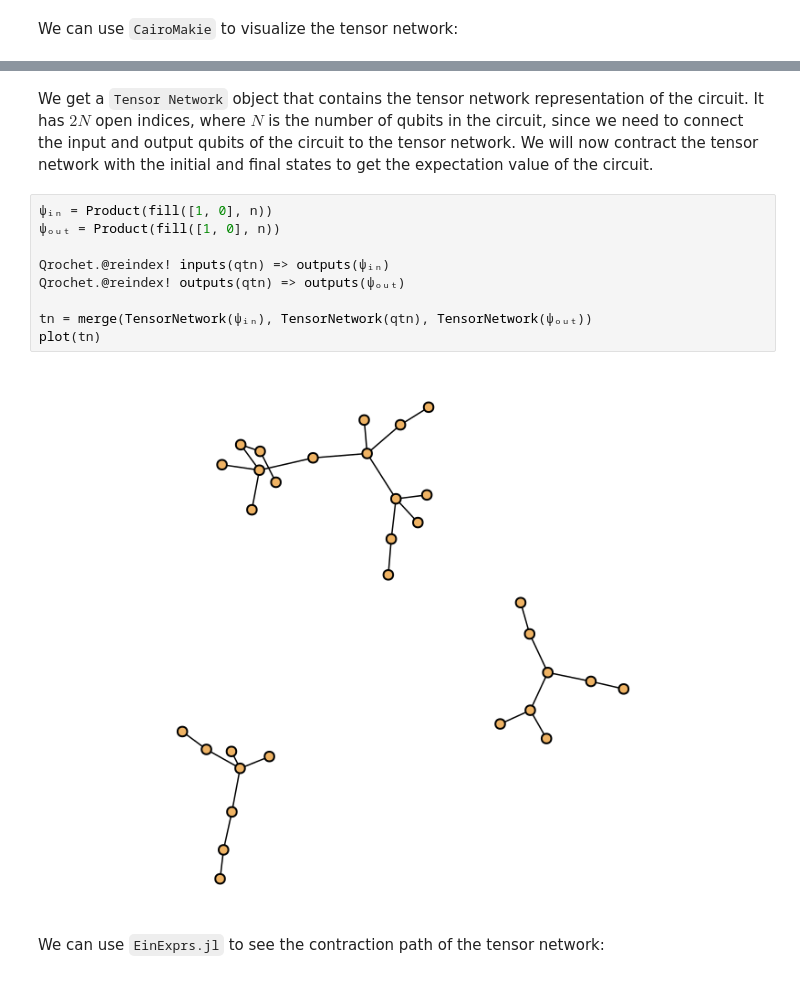
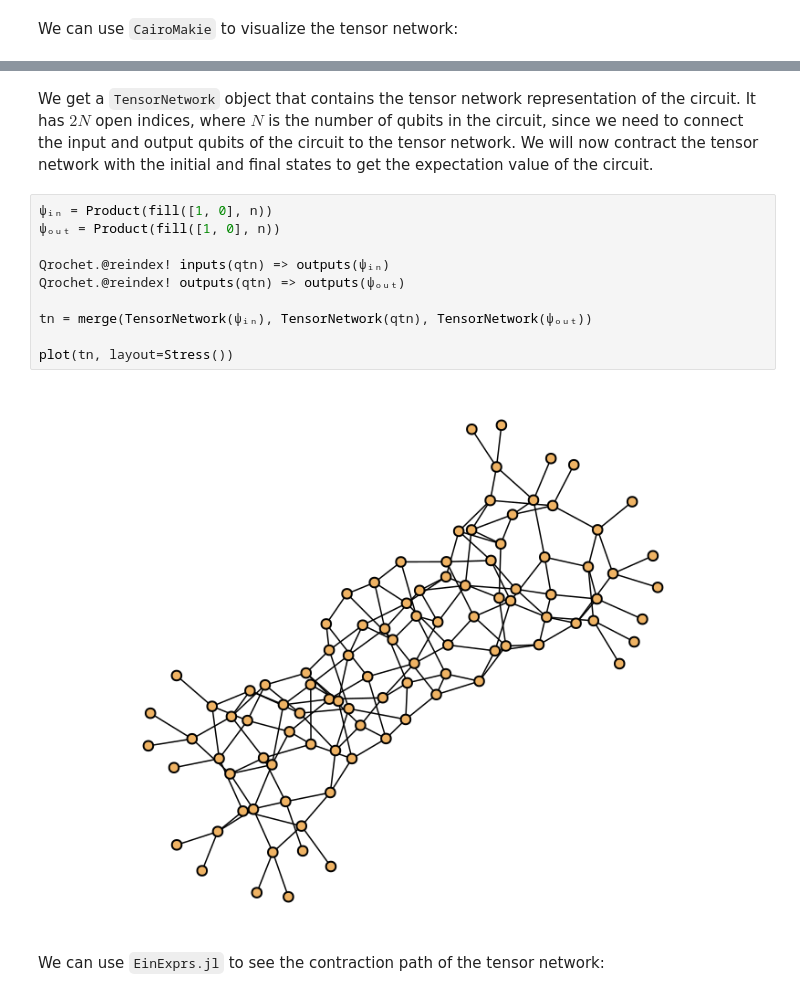
Before and after one commit to bsc-quantic/benasque-notebook, a Jupyter notebook: notebook.ipynb, the cells around one changed output, grey strips where cells are left out. Saved outputs shown, nothing was run; the diff lists cells and outputs as text.

```diff
--- a/notebook.ipynb
+++ b/notebook.ipynb
@@ -101,16 +70,17 @@ plot(tn)
 # %% [markdown]
-We get a `Tensor Network` object that contains the tensor network representation of the circuit. It has $2N$ open indices, where $N$ is the number of qubits in the circuit, since we need to connect the input and output  qubits of the circuit to the tensor network. We will now contract the tensor network with the initial and final states to get the expectation value of the circuit.
+We get a `TensorNetwork` object that contains the tensor network representation of the circuit. It has $2N$ open indices, where $N$ is the number of qubits in the circuit, since we need to connect the input and output  qubits of the circuit to the tensor network. We will now contract the tensor network with the initial and final states to get the expectation value of the circuit.
 # %%
 ψᵢₙ = Product(fill([1, 0], n))
 ψₒᵤₜ = Product(fill([1, 0], n))
 
 Qrochet.@reindex! inputs(qtn) => outputs(ψᵢₙ)
 Qrochet.@reindex! outputs(qtn) => outputs(ψₒᵤₜ)
 
 tn = merge(TensorNetwork(ψᵢₙ), TensorNetwork(qtn), TensorNetwork(ψₒᵤₜ))
-plot(tn)
+
+plot(tn, layout=Stress())
 # %% [output]
-[figure, old version]
+[figure, new version]
 # %% [markdown]
 We can use `EinExprs.jl` to see the contraction path of the tensor network:
 # %%
```
Also changed, not shown: parts of 21 cells of this notebook.
